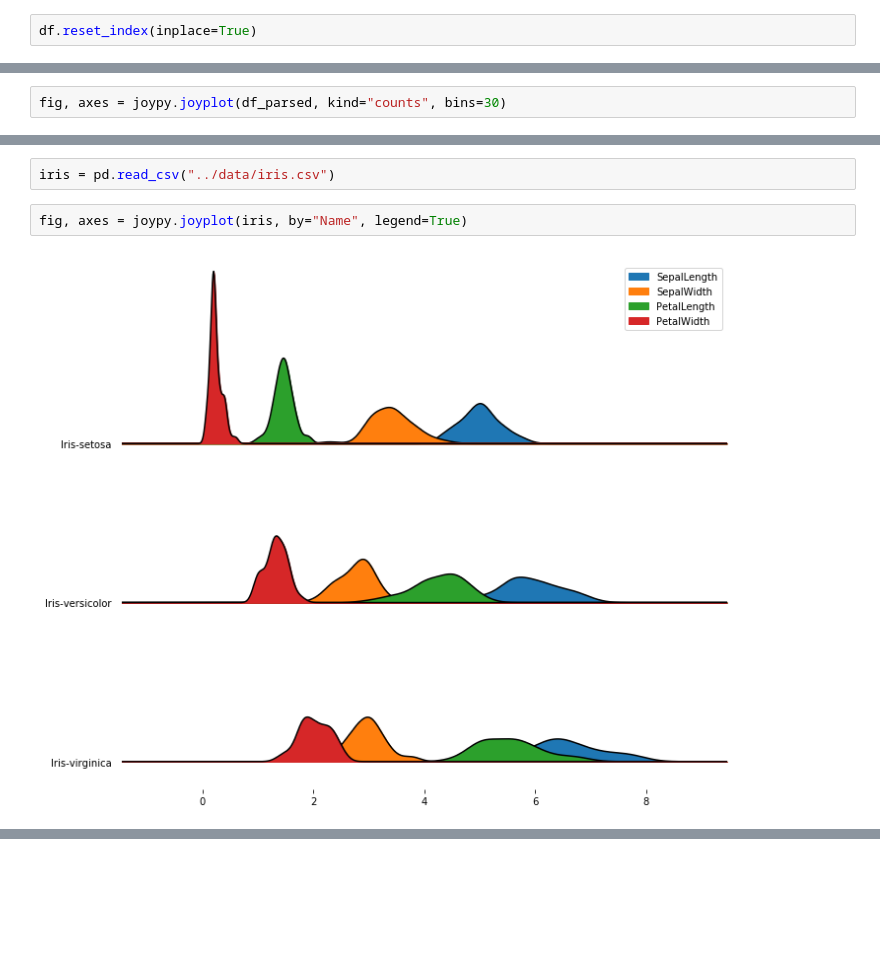
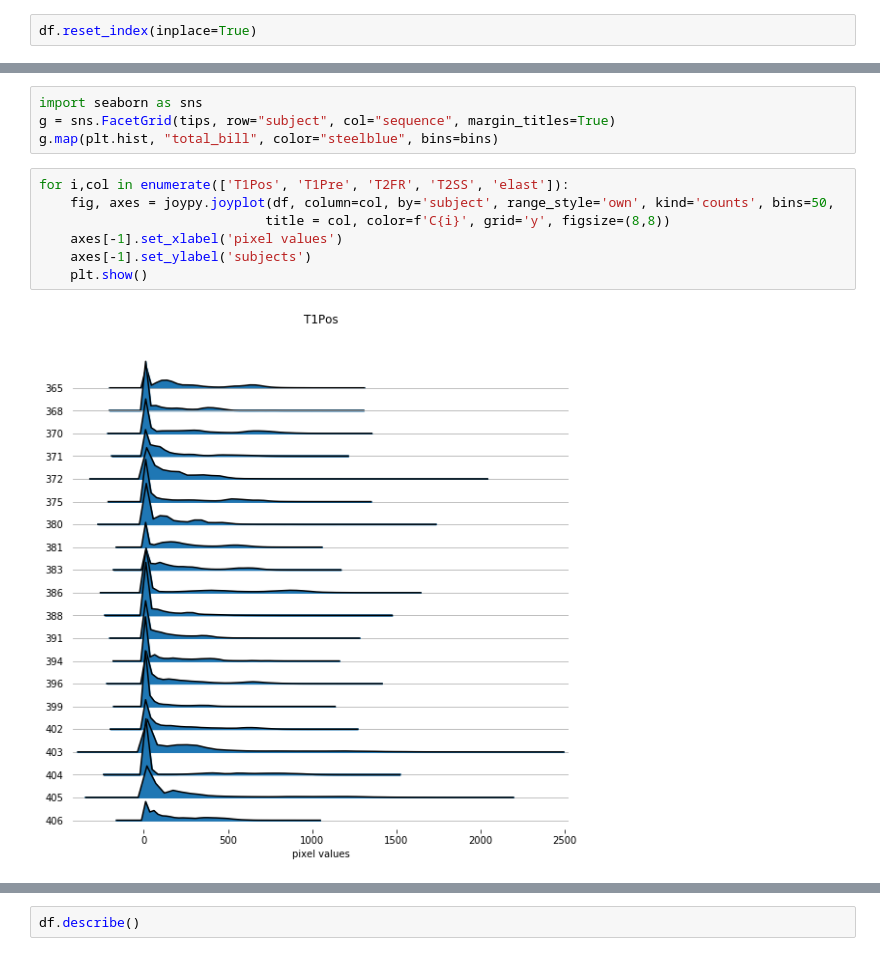
Before and after one commit to batmanlab/predictElasticity, a Jupyter notebook: notebooks/data_analysis.ipynb, the cells around one changed output, grey strips where cells are left out. Cells and saved outputs as stored; diff of their text form; blank space fills up the shorter version.

```diff
--- a/notebooks/data_analysis.ipynb
+++ b/notebooks/data_analysis.ipynb
@@ -91,2 +88,0 @@ df_parsed.reset_index().pivot(columns='sequence', values='pixels')
-# %%
-fig, axes = joypy.joyplot(df_parsed, kind="counts", bins=30)
@@ -95,6 +89,13 @@ fig, axes = joypy.joyplot(df_parsed, kind="counts", bins=30)
-# %%
-iris = pd.read_csv("../data/iris.csv")
-# %%
-fig, axes = joypy.joyplot(iris, by="Name", legend=True)
-# %% [output]
-[figure, removed]
+# %%
+import seaborn as sns
+g = sns.FacetGrid(tips, row="subject", col="sequence", margin_titles=True)
+g.map(plt.hist, "total_bill", color="steelblue", bins=bins)
+# %%
+for i,col in enumerate(['T1Pos', 'T1Pre', 'T2FR', 'T2SS', 'elast']):
+    fig, axes = joypy.joyplot(df, column=col, by='subject', range_style='own', kind='counts', bins=50,
+                             title = col, color=f'C{i}', grid='y', figsize=(8,8))
+    axes[-1].set_xlabel('pixel values')
+    axes[-1].set_ylabel('subjects')
+    plt.show()
+# %% [output]
+[figure, added]
@@ -100,0 +106,2 @@ fig, axes = joypy.joyplot(iris, by="Name", legend=True)
+# %%
+df.describe()
```
Also changed, not shown: parts of 14 cells of this notebook, 1 other file.
